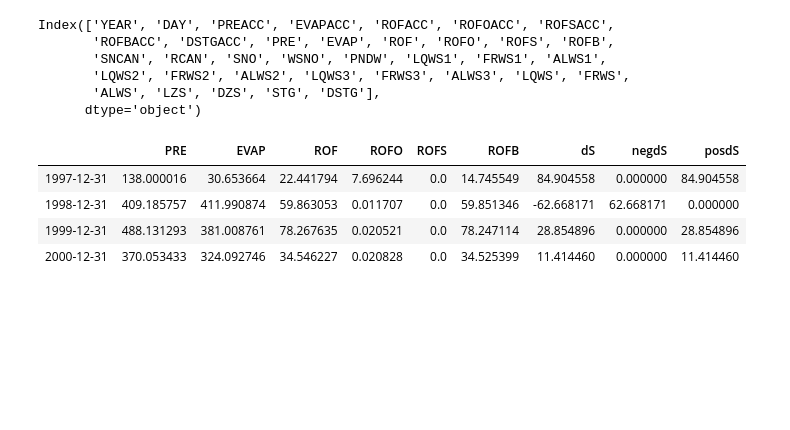
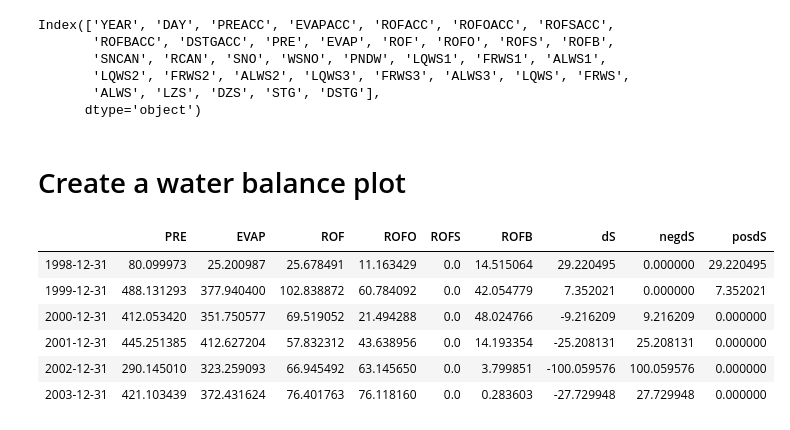
Before and after one commit to MESH-Model/MESH_Whitegull, a Jupyter notebook: Code/MESHPostProcess.ipynb, the cells around one changed output. Cells and saved outputs as stored; diff of their text form; code cells hidden in the pictures; blank space fills up the shorter version.

```diff
--- a/Code/MESHPostProcess.ipynb
+++ b/Code/MESHPostProcess.ipynb
@@ -7,7 +12,7 @@ from os import path
 # %%
 fname = "BASINAVG1"
 trial = 'Test'
-fRead = "../Model/PointScale/"+fname+"/Basin_average_water_balance.csv"
+fRead = "../Model/Config_PointScale/"+fname+"/Basin_average_water_balance.csv"
 WB = pd.read_csv(fRead, skipinitialspace=True)
 WB = WB.drop(columns="Unnamed: 36")
 WB
@@ -27,0 +40,4 @@ WB
+# %%
+Dates = pd.to_datetime(WB['YEAR'] * 1000 + WB['DAY'], format='%Y%j')
+Dates[0]
+Dates
@@ -34,26 +63,29 @@ Index(['YEAR', 'DAY', 'PREACC', 'EVAPACC', 'ROFACC', 'ROFOACC', 'ROFSACC',
        'LQWS2', 'FRWS2', 'ALWS2', 'LQWS3', 'FRWS3', 'ALWS3', 'LQWS', 'FRWS',
        'ALWS', 'LZS', 'DZS', 'STG', 'DSTG'],
       dtype='object')
+# %% [markdown]
+# Create a water balance plot
 # %%
-# Plot total water balance
+# Prep the dataframe
 
-# Prep the dataframe
-index = pd.date_range('1997-10-01', periods = len(WB), freq="D")
+index = pd.date_range(Dates[0], periods = len(WB), freq="D")
 index
 
 WB2 = WB[['PRE', 'EVAP', 'ROF', 'ROFO', 'ROFS', 'ROFB']]
 WB2.index = index
 
 WB2 = WB2.resample('Y').sum()
 WB2['dS'] = WB2['PRE'] - WB2['EVAP'] - WB2['ROF']
 WB2
 WB2['negdS'] = np.where(WB2['dS'] < 0, WB2['dS']*-1, 0)
 WB2['posdS'] = np.where(WB2['dS'] > 0, WB2['dS'], 0)
 WB2
 # %% [output]
 |  | PRE | EVAP | ROF | ROFO | ROFS | ROFB | dS | negdS | posdS |
-| 1997-12-31 | 138.000016 | 30.653664 | 22.441794 | 7.696244 | 0.0 | 14.745549 | 84.904558 | 0.000000 | 84.904558 |
-| 1998-12-31 | 409.185757 | 411.990874 | 59.863053 | 0.011707 | 0.0 | 59.851346 | -62.668171 | 62.668171 | 0.000000 |
-| 1999-12-31 | 488.131293 | 381.008761 | 78.267635 | 0.020521 | 0.0 | 78.247114 | 28.854896 | 0.000000 | 28.854896 |
-| 2000-12-31 | 370.053433 | 324.092746 | 34.546227 | 0.020828 | 0.0 | 34.525399 | 11.414460 | 0.000000 | 11.414460 |
+| 1998-12-31 | 80.099973 | 25.200987 | 25.678491 | 11.163429 | 0.0 | 14.515064 | 29.220495 | 0.000000 | 29.220495 |
+| 1999-12-31 | 488.131293 | 377.940400 | 102.838872 | 60.784092 | 0.0 | 42.054779 | 7.352021 | 0.000000 | 7.352021 |
+| 2000-12-31 | 412.053420 | 351.750577 | 69.519052 | 21.494288 | 0.0 | 48.024766 | -9.216209 | 9.216209 | 0.000000 |
+| 2001-12-31 | 445.251385 | 412.627204 | 57.832312 | 43.638956 | 0.0 | 14.193354 | -25.208131 | 25.208131 | 0.000000 |
+| 2002-12-31 | 290.145010 | 323.259093 | 66.945492 | 63.145650 | 0.0 | 3.799851 | -100.059576 | 100.059576 | 0.000000 |
+| 2003-12-31 | 421.103439 | 372.431624 | 76.401763 | 76.118160 | 0.0 | 0.283603 | -27.729948 | 27.729948 | 0.000000 |
 # %%
```
Also changed, not shown: parts of 28 cells of this notebook.
